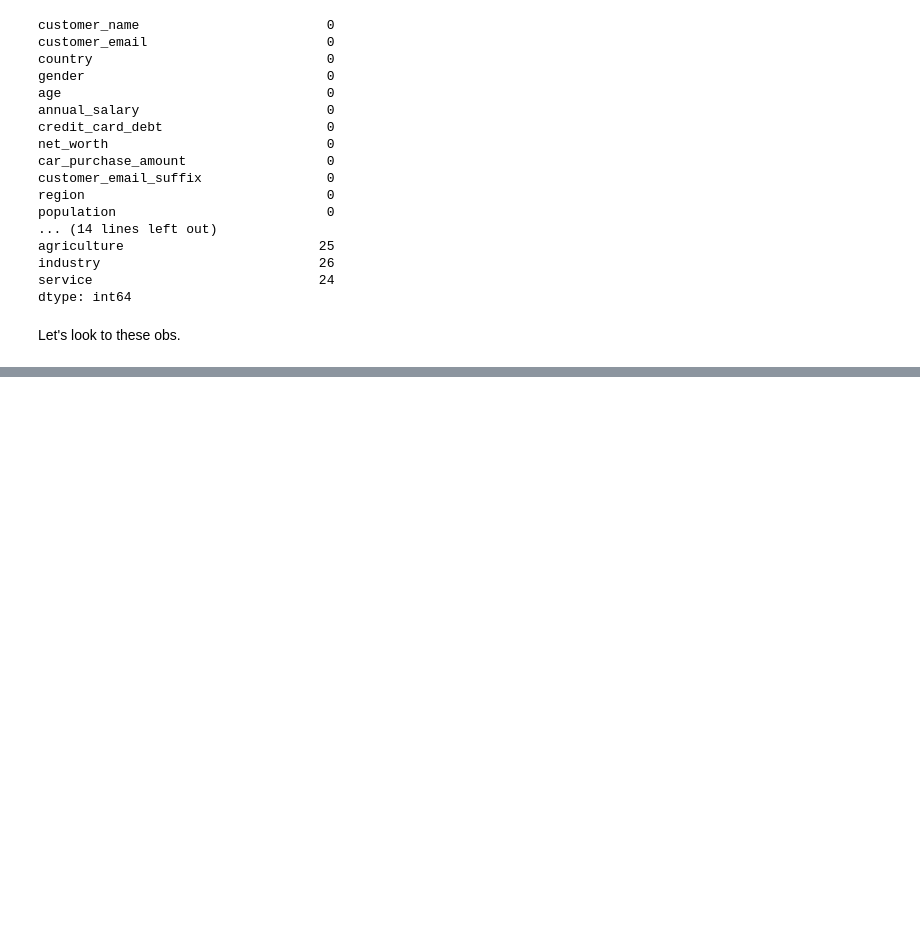
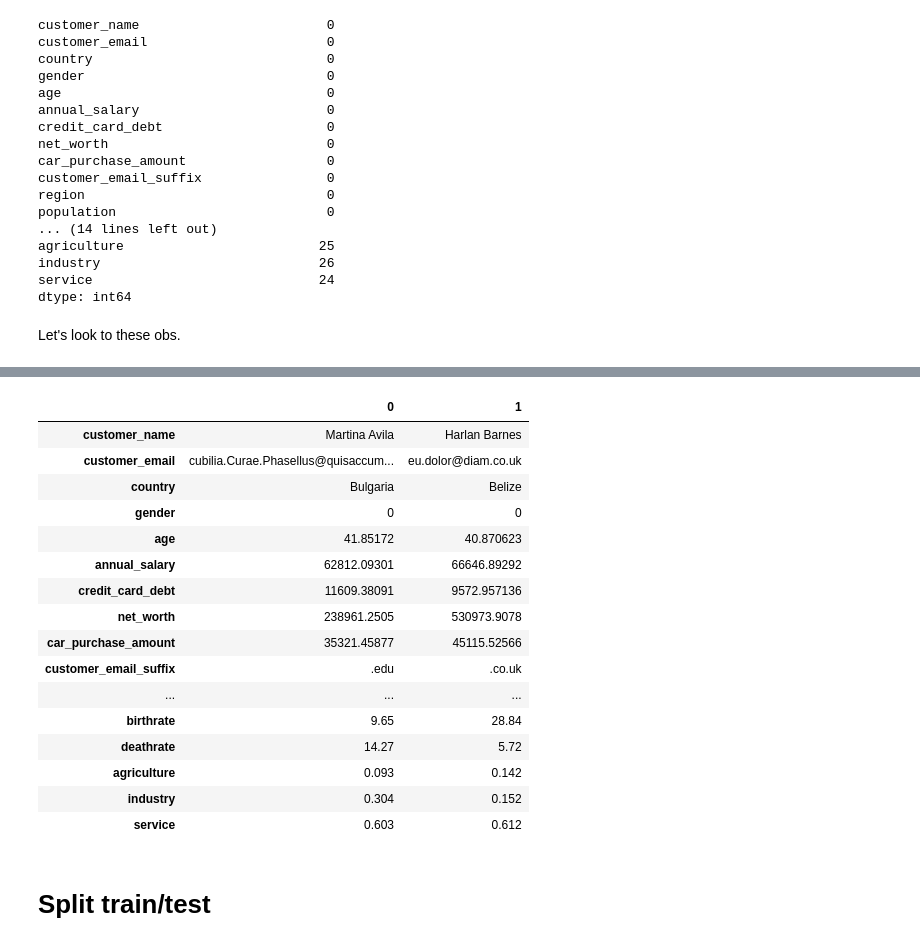
Before and after one commit to rzabolotin/ml_zoomcamp_2022_project_1, a Jupyter notebook: notebooks/2. Data preporation.ipynb, the cells around one changed output, grey strips where cells are left out. Cells and saved outputs as stored; diff of their text form; code cells hidden in the pictures; blank space fills up the shorter version.

```diff
--- a/notebooks/2. Data preporation.ipynb
+++ b/notebooks/2. Data preporation.ipynb
@@ -273,0 +316,22 @@ Also, there appeared NA values, after quick look on it, I decided to fill them w
+# %%
+df = df_enriched
+# %%
+df.head(2).transpose()
+# %% [output]
+|  | 0 | 1 |
+| customer_name | Martina Avila | Harlan Barnes |
+| customer_email | cubilia.Curae.Phasellus@quisaccum... | eu.dolor@diam.co.uk |
+| country | Bulgaria | Belize |
+| gender | 0 | 0 |
+| age | 41.85172 | 40.870623 |
+| annual_salary | 62812.09301 | 66646.89292 |
+| credit_card_debt | 11609.38091 | 9572.957136 |
+| net_worth | 238961.2505 | 530973.9078 |
+| car_purchase_amount | 35321.45877 | 45115.52566 |
+| customer_email_suffix | .edu | .co.uk |
+| ... | ... | ... |
+| birthrate | 9.65 | 28.84 |
+| deathrate | 14.27 | 5.72 |
+| agriculture | 0.093 | 0.142 |
+| industry | 0.304 | 0.152 |
+| service | 0.603 | 0.612 |
@@ -273,0 +341,2 @@ Also, there appeared NA values, after quick look on it, I decided to fill them w
+# %% [markdown]
+# Split train/test
```
Also changed, not shown: parts of 26 cells of this notebook, 2 other files.
